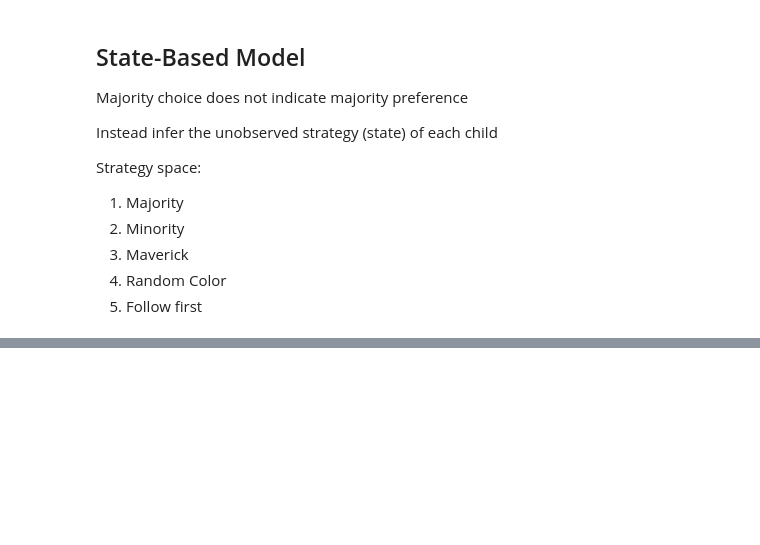
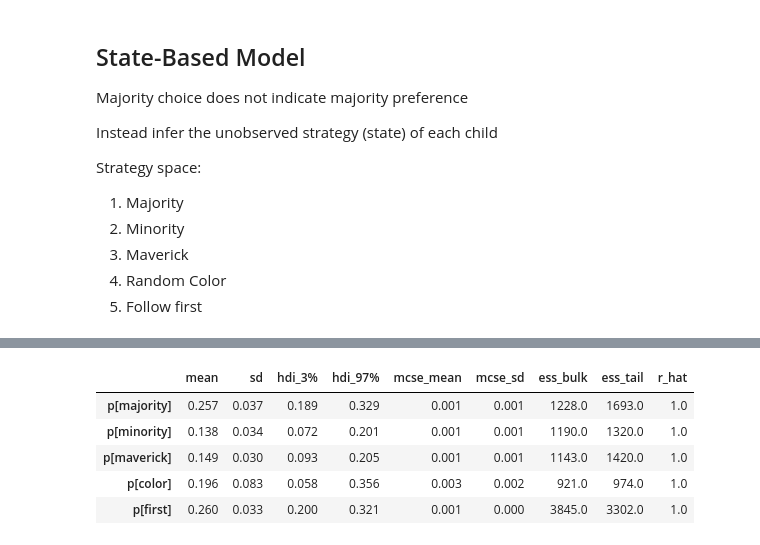
Before and after one commit to kpjmcg/Statistical-Rethinking-2023-Python-Notes, a Jupyter notebook: Lecture_19_2023.ipynb, the cells around one changed output, grey strips where cells are left out. Saved outputs shown, nothing was run; the diff lists cells and outputs as text; code cells hidden in the pictures; blank space fills up the shorter version.

```diff
--- a/Lecture_19_2023.ipynb
+++ b/Lecture_19_2023.ipynb
@@ -279,0 +359,9 @@ Strategy space:
+# %%
+az.summary(child_trace)
+# %% [output]
+|  | mean | sd | hdi_3% | hdi_97% | mcse_mean | mcse_sd | ess_bulk | ess_tail | r_hat |
+| p[majority] | 0.257 | 0.037 | 0.189 | 0.329 | 0.001 | 0.001 | 1228.0 | 1693.0 | 1.0 |
+| p[minority] | 0.138 | 0.034 | 0.072 | 0.201 | 0.001 | 0.001 | 1190.0 | 1320.0 | 1.0 |
+| p[maverick] | 0.149 | 0.030 | 0.093 | 0.205 | 0.001 | 0.001 | 1143.0 | 1420.0 | 1.0 |
+| p[color] | 0.196 | 0.083 | 0.058 | 0.356 | 0.003 | 0.002 | 921.0 | 974.0 | 1.0 |
+| p[first] | 0.260 | 0.033 | 0.200 | 0.321 | 0.001 | 0.000 | 3845.0 | 3302.0 | 1.0 |
```
Also changed, not shown: parts of 24 cells of this notebook.
